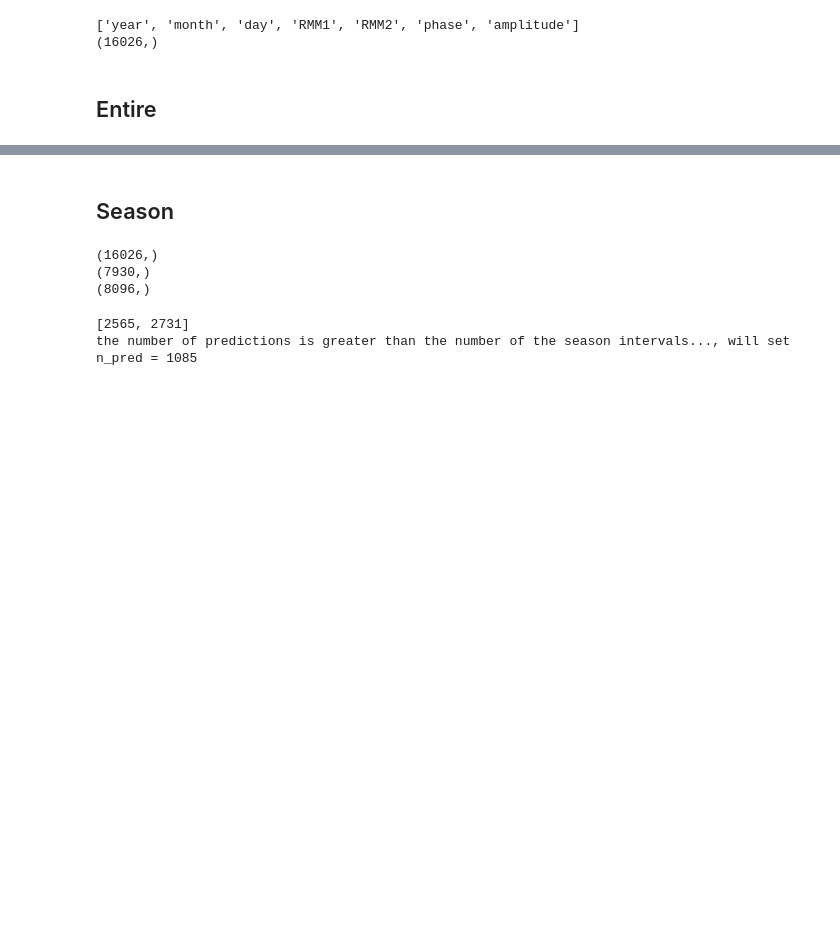
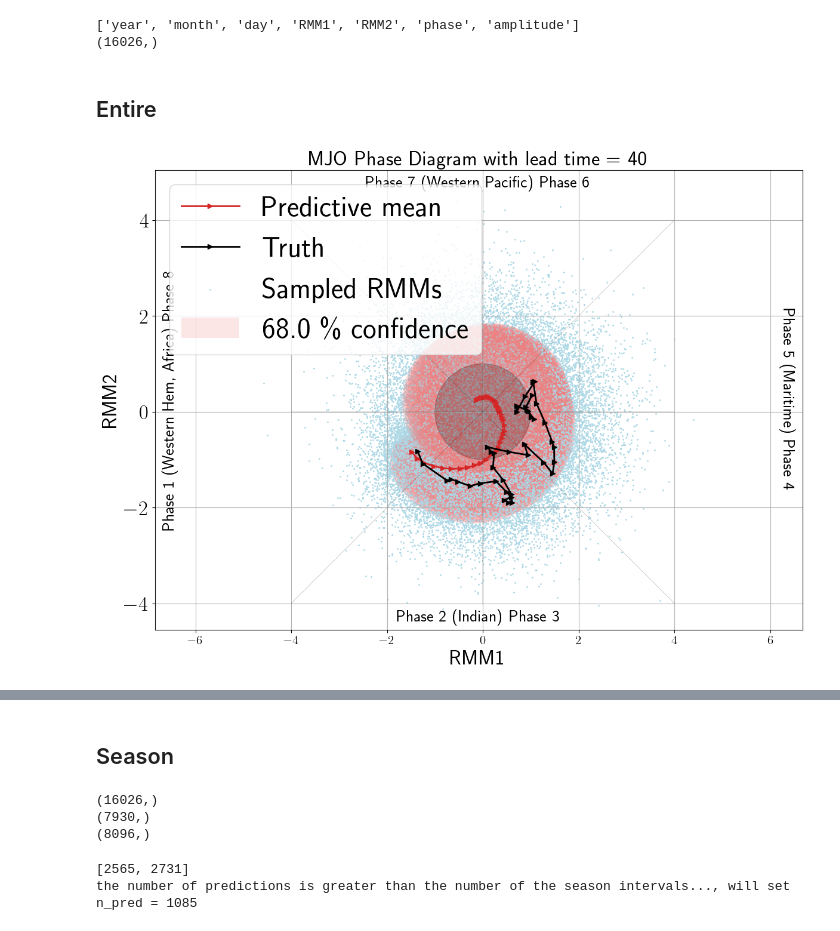
Before and after one commit to vishwas1984/SINDy_RealData, a Jupyter notebook: examples/emp_stats.ipynb, the cells around one changed output, grey strips where cells are left out. Cells and saved outputs as stored; diff of their text form; code cells hidden in the pictures; blank space fills up the shorter version.

```diff
--- a/examples/emp_stats.ipynb
+++ b/examples/emp_stats.ipynb
@@ -391,3 +587,86 @@ for width in widths:
     observed_preds[width] = emp_model.observed_preds
     lower_confs[width] = emp_model.lower_confs
     upper_confs[width] = emp_model.upper_confs
+# %%
+from scipy.stats import chi2
+import matplotlib.patches as patches
+
+import matplotlib.colors as mcolors
+palette_colors = list(mcolors.TABLEAU_COLORS.keys())
+
+plt.rc("text", usetex=True)
+plt.rc("text.latex", preamble=r"\usepackage{amsmath}")
+
+Ns = 1000
+pred_id = 90
+lead_time = 40
+
+p = 2
+alpha = 1-0.68
+s = chi2.isf(alpha, p) # scale of the ellipse using the inverse cumulative distrubution function
+
+fig, ax = plt.subplots(1, 1, figsize=(14, 10))
+ax.set_xlim([-4.0,4.0])
+ax.set_ylim([-4.0,4.0])
+
+ax.plot(emp_model.observed_preds['RMM1'][pred_id, :lead_time], emp_model.observed_preds['RMM2'][pred_id, :lead_time], '->', color=palette_colors[3], linewidth=2, label="Predictive mean")
+ax.plot(emp_model.obs['RMM1'][pred_id, :lead_time], emp_model.obs['RMM2'][pred_id, :lead_time], '->', color='black', linewidth=2, label="Truth")
+
+for j in range(lead_time):
+    pred_mean = np.array( [ emp_model.observed_preds['RMM1'][pred_id, j] , emp_model.observed_preds['RMM2'][pred_id, j] ] ) # (2, ) array
+    true_mean = np.array( [ emp_model.obs['RMM1'][pred_id, j] , emp_model.obs['RMM2'][pred_id, j] ] ) # (2, ) array
+    pred_cov = emp_model.Kcond_correct[j] # (2, 2) array
+    rmms_sample = np.random.multivariate_normal(mean=pred_mean, cov=pred_cov, size=Ns) # (Ns, 2) array
+
+
+    eig_vals, eig_vecs = np.linalg.eig(pred_cov)
+    eig_id_max = np.argmax(eig_vals)
+    eig_id_min = np.argmin(eig_vals)
+
+    ax.scatter(rmms_sample [:, 0], rmms_sample [:, 1], s=1, color='lightblue', label="Sampled RMMs")
+    # ax.plot(pred_mean[0], pred_mean[1], '->', color='red', linewidth=2, label="Predictive mean")
+    # ax.plot(true_mean[0], true_mean[1], '->', color='black', linewidth=2, label="Truth")
+    #first_legend = plt.legend(loc="upper left")
+    ell = patches.Ellipse(
+        xy = (pred_mean[0], pred_mean[1]),
+        width = 2 * np.sqrt(s * eig_vals[eig_id_max]),
+        height = 2 * np.sqrt(s * eig_vals[eig_id_min]),
+        angle = np.arctan2(eig_vecs[eig_id_max, 1], eig_vecs[eig_id_max, 0]) * 180 / np.pi,
+        alpha = 0.2,
+        facecolor = 'lightcoral'
+    )
+    ax.add_patch(ell)
+    if j == 0:
+        ax.legend([ "Predictive mean", "Truth", "Sampled RMMs", str(100 * (1 - alpha)) + " \% confidence"], fontsize=35)
+
+# lines to separate the phases
+ax.plot([-4,4],[-4,4],linewidth=0.2,linestyle='--',color='k')
+ax.plot([-4,4],[4,-4],linewidth=0.2,linestyle='--',color='k')
+ax.plot([-4,4],[0,0],linewidth=0.2,linestyle='--',color='k')
+ax.plot([0,0],[-4,4],linewidth=0.2,linestyle='--',color='k')
+ax.set_xlim([-4.0,4.0])
+ax.set_ylim([-4.0,4.0])
+
+# circle in the center of the plot to denote weak index
+circle = patches.Circle((0, 0), radius=1.0, fc='k', ec='k', alpha=0.2)
+ax.add_patch(circle)
+
+# text for phases
+ax.text(0.5, 0.99, "Phase 7 (Western Pacific) Phase 6", horizontalalignment='center', verticalalignment='top',
+transform=ax.transAxes, fontsize=20)
+ax.text(0.5, 0.01, "Phase 2 (Indian) Phase 3", horizontalalignment='center', verticalalignment='bottom',
+transform=ax.transAxes, fontsize=20)
+ax.text(0.99, 0.5, "Phase 5 (Maritime) Phase 4", horizontalalignment='right', verticalalignment='center',
+transform=ax.transAxes,rotation=-90, fontsize=20)
+ax.text(0.01, 0.5, "Phase 1 (Western Hem, Africa) Phase 8", horizontalalignment='left', verticalalignment='center',
+transform=ax.transAxes,rotation=90, fontsize=20)
+
+ax.axis("equal")
+    #ax = plt.gca().add_artist(first_legend)
+ax.set_xlabel('RMM1', fontsize=25)
+ax.set_ylabel('RMM2', fontsize=25)
+ax.set_title(f'MJO Phase Diagram with lead time = {lead_time}', fontsize=25, fontweight="bold")
+ax.grid()
+plt.show()
+# %% [output]
+[figure, added]
```
Also changed, not shown: parts of 10 cells of this notebook, 4 other files.
